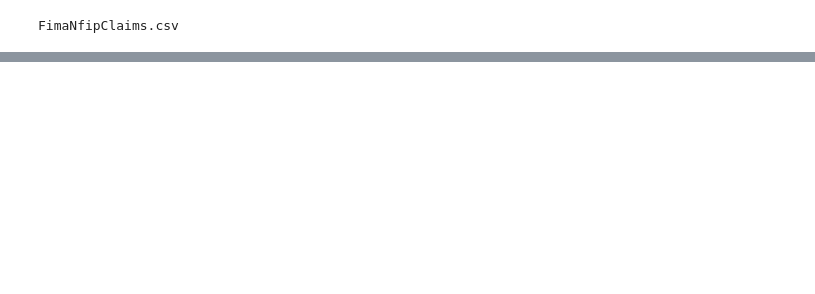
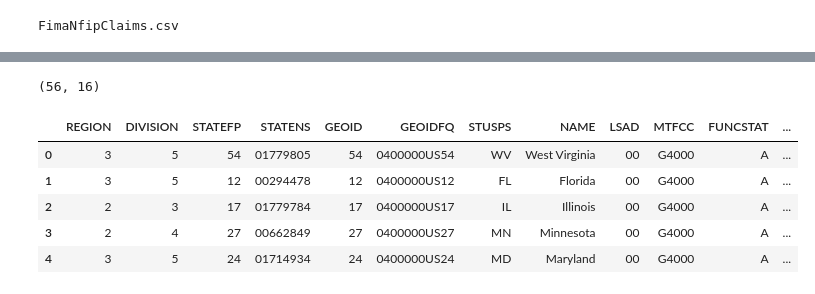
Before and after one commit to mebauer/duckdb-fema-nfip, a Jupyter notebook: figures.ipynb, the cells around one changed output, grey strips where cells are left out. Drawn from its saved outputs; the diff is of its cells as text; code cells hidden in the pictures; blank space fills up the shorter version.

```diff
--- a/figures.ipynb
+++ b/figures.ipynb
@@ -257,0 +552,16 @@ plt.savefig('hurricane-ida.png', dpi=250, bbox_inches='tight')
+# %%
+# read states shapefile
+path = 'https://www2.census.gov/geo/tiger/TIGER2023/STATE/tl_2023_us_state.zip'
+states_gdf = gpd.read_file(path)
+
+# sanity check
+print(states_gdf.shape)
+states_gdf.head()
+# %% [output]
+(56, 16)
+|  | REGION | DIVISION | STATEFP | STATENS | GEOID | GEOIDFQ | STUSPS | NAME | LSAD | MTFCC | FUNCSTAT | ... |
+| 0 | 3 | 5 | 54 | 01779805 | 54 | 0400000US54 | WV | West Virginia | 00 | G4000 | A | ... |
+| 1 | 3 | 5 | 12 | 00294478 | 12 | 0400000US12 | FL | Florida | 00 | G4000 | A | ... |
+| 2 | 2 | 3 | 17 | 01779784 | 17 | 0400000US17 | IL | Illinois | 00 | G4000 | A | ... |
+| 3 | 2 | 4 | 27 | 00662849 | 27 | 0400000US27 | MN | Minnesota | 00 | G4000 | A | ... |
+| 4 | 3 | 5 | 24 | 01714934 | 24 | 0400000US24 | MD | Maryland | 00 | G4000 | A | ... |
```
Also changed, not shown: parts of 56 cells of this notebook, 5 other files.
